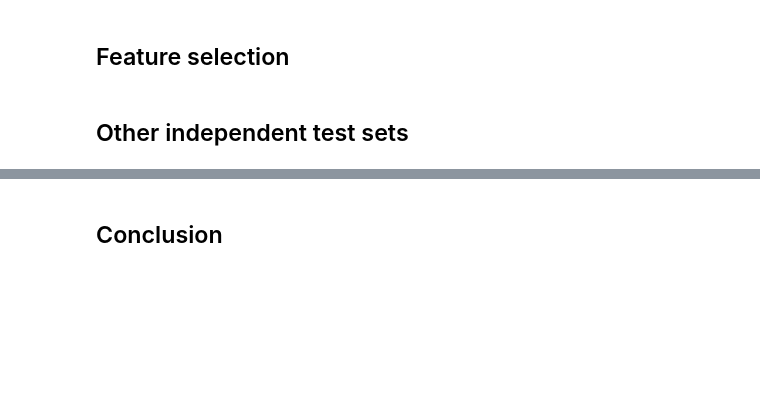
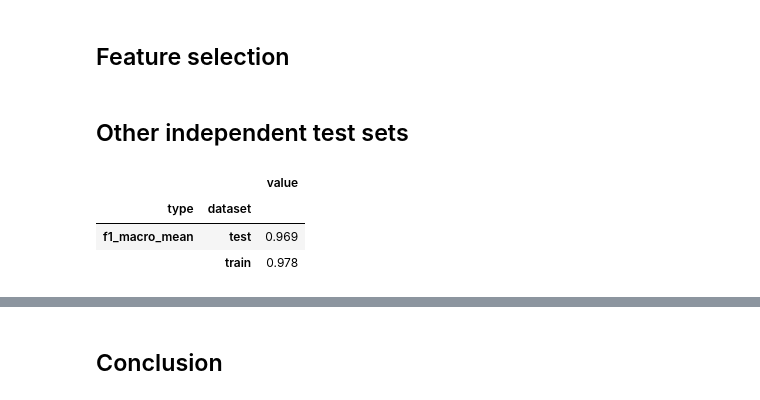
Before and after one commit to adenger/subpred3, a Jupyter notebook: notebooks/athaliana_model_comparison.ipynb, the cells around one changed output, grey strips where cells are left out. Drawn from its saved outputs; the diff is of its cells as text; code cells hidden in the pictures; blank space fills up the shorter version.

```diff
--- a/notebooks/athaliana_model_comparison.ipynb
+++ b/notebooks/athaliana_model_comparison.ipynb
@@ -449,0 +493,7 @@ print(test_score.round(3))
+# %%
+df_records[df_records.type != "selected_features"].drop("random_seed", axis=1).groupby(["type", "dataset"]).mean().round(3)
+# %% [output]
+|  |  | value |
+| type | dataset |  |
+| f1_macro_mean | test | 0.969 |
+|  | train | 0.978 |
```
Also changed, not shown: parts of 2 cells of this notebook.
